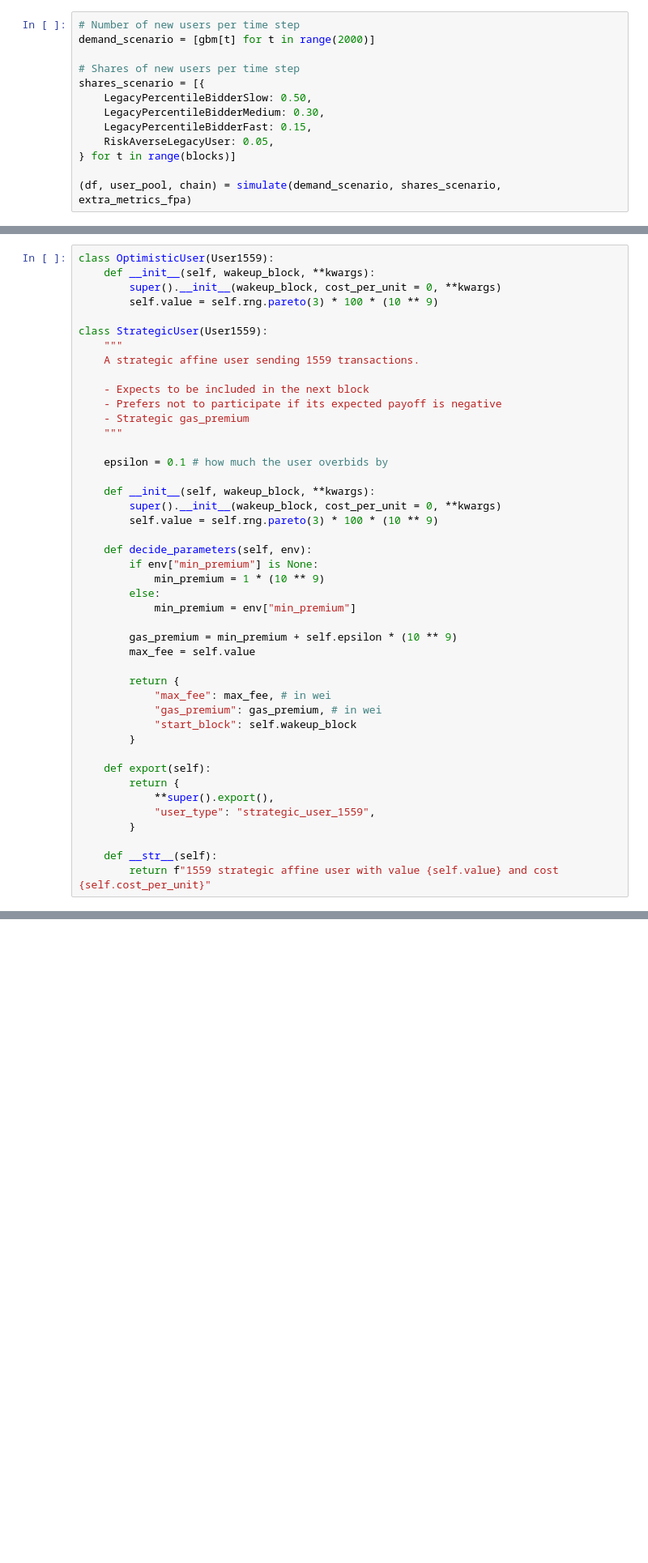
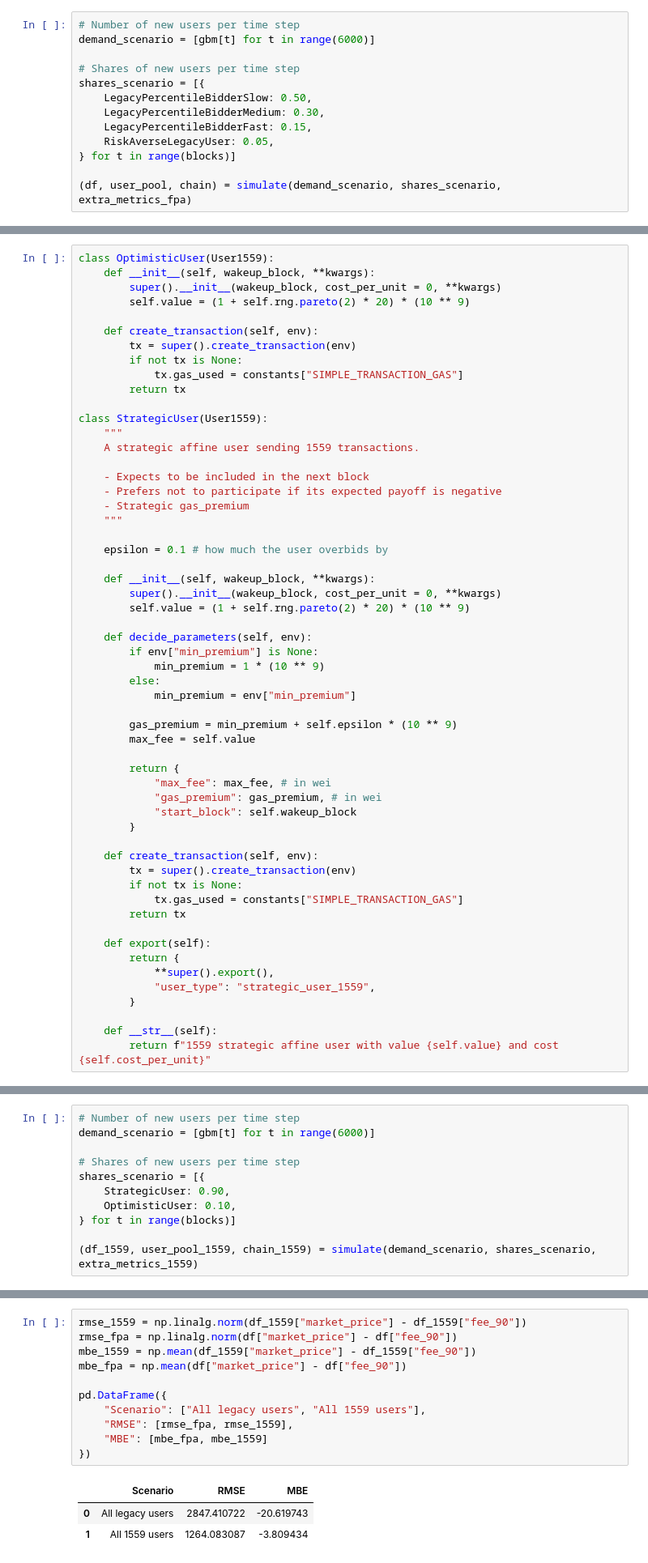
Before and after one commit to ethereum/abm1559, a Jupyter notebook: notebooks/Transition.ipynb, the cells around one changed output, grey strips where cells are left out. Shown at 81% size. Drawn from its saved outputs; the diff is of its cells as text; blank space fills up the shorter version.

```diff
--- a/notebooks/Transition.ipynb
+++ b/notebooks/Transition.ipynb
@@ -485,7 +492,7 @@ def extra_metrics_fpa(env, users, user_pool, txpool):
     }
 # %%
 # Number of new users per time step
-demand_scenario = [gbm[t] for t in range(2000)]
+demand_scenario = [gbm[t] for t in range(6000)]
 
 # Shares of new users per time step
 shares_scenario = [{
@@ -585,7 +599,13 @@ As we've seen in the [Strategic users in 1559](https://nbviewer.jupyter.org/gith
 class OptimisticUser(User1559):
     def __init__(self, wakeup_block, **kwargs):
         super().__init__(wakeup_block, cost_per_unit = 0, **kwargs)
-        self.value = self.rng.pareto(3) * 100 * (10 ** 9)
+        self.value = (1 + self.rng.pareto(2) * 20) * (10 ** 9)
+
+    def create_transaction(self, env):
+        tx = super().create_transaction(env)
+        if not tx is None:
+            tx.gas_used = constants["SIMPLE_TRANSACTION_GAS"]
+        return tx
 
 class StrategicUser(User1559):
     """
@@ -600,7 +620,7 @@ class StrategicUser(User1559):
 
     def __init__(self, wakeup_block, **kwargs):
         super().__init__(wakeup_block, cost_per_unit = 0, **kwargs)
-        self.value = self.rng.pareto(3) * 100 * (10 ** 9)
+        self.value = (1 + self.rng.pareto(2) * 20) * (10 ** 9)
 
     def decide_parameters(self, env):
         if env["min_premium"] is None:
@@ -617,6 +637,12 @@ class StrategicUser(User1559):
             "start_block": self.wakeup_block
         }
 
+    def create_transaction(self, env):
+        tx = super().create_transaction(env)
+        if not tx is None:
+            tx.gas_used = constants["SIMPLE_TRANSACTION_GAS"]
+        return tx
+
     def export(self):
         return {
             **super().export(),
@@ -994,0 +668,11 @@ class LegacyUser(AffineUser):
+# %%
+# Number of new users per time step
+demand_scenario = [gbm[t] for t in range(6000)]
+
+# Shares of new users per time step
+shares_scenario = [{
+    StrategicUser: 0.90,
+    OptimisticUser: 0.10,
+} for t in range(blocks)]
+
+(df_1559, user_pool_1559, chain_1559) = simulate(demand_scenario, shares_scenario, extra_metrics_1559)
@@ -994,0 +700,15 @@ class LegacyUser(AffineUser):
+# %%
+rmse_1559 = np.linalg.norm(df_1559["market_price"] - df_1559["fee_90"])
+rmse_fpa = np.linalg.norm(df["market_price"] - df["fee_90"])
+mbe_1559 = np.mean(df_1559["market_price"] - df_1559["fee_90"])
+mbe_fpa = np.mean(df["market_price"] - df["fee_90"])
+
+pd.DataFrame({
+    "Scenario": ["All legacy users", "All 1559 users"],
+    "RMSE": [rmse_fpa, rmse_1559],
+    "MBE": [mbe_fpa, mbe_1559]
+})
+# %% [output]
+|  | Scenario | RMSE | MBE |
+| 0 | All legacy users | 2847.410722 | -20.619743 |
+| 1 | All 1559 users | 1264.083087 | -3.809434 |
```
Also changed, not shown: parts of 84 cells of this notebook, 2 other files.
